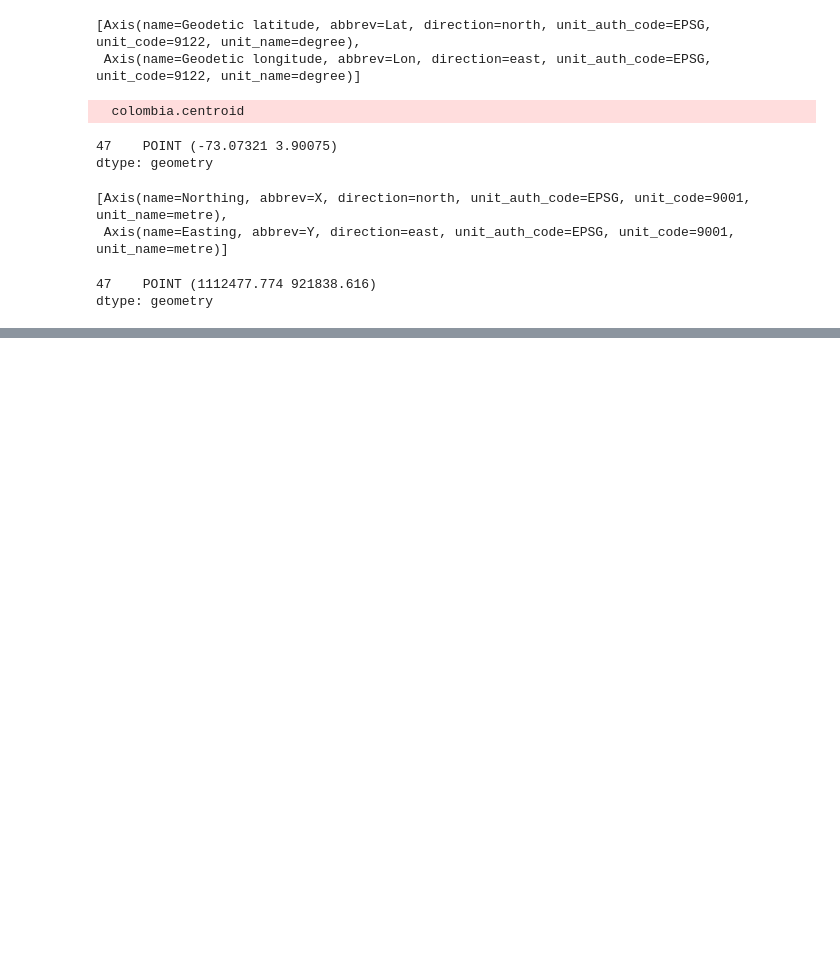
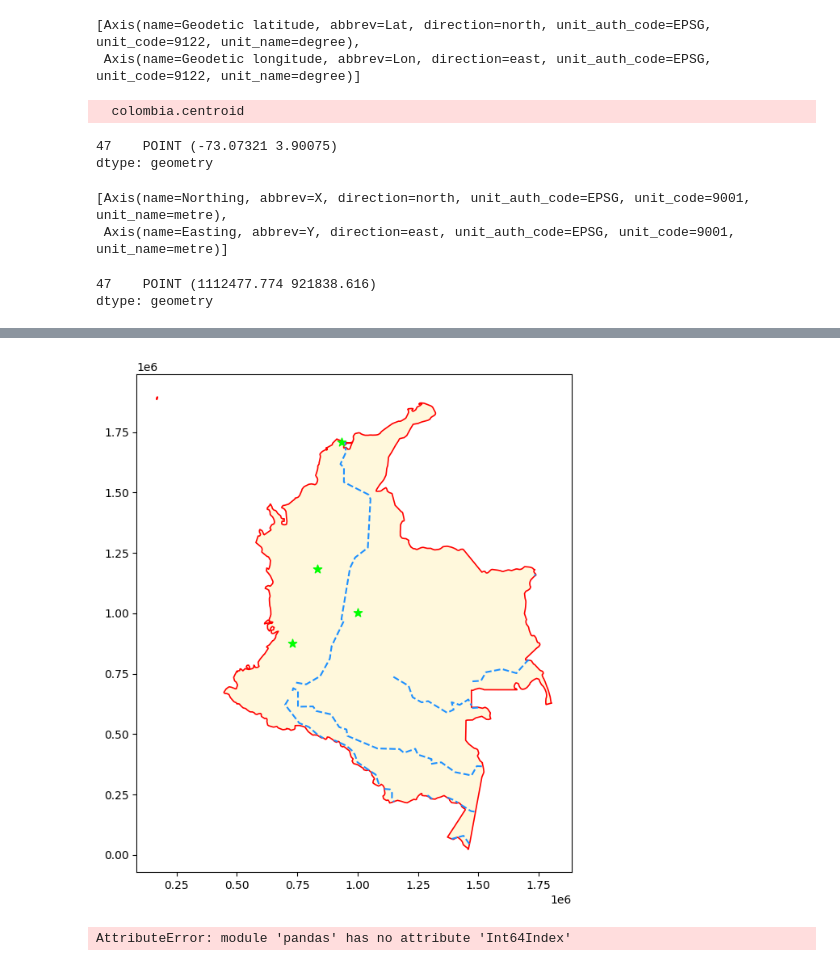
Before and after one commit to ZairaYacsavilca/simpleplot, a Jupyter notebook: Untitled.ipynb, the cells around one changed output, grey strips where cells are left out. Cells and saved outputs as stored; diff of their text form; code cells hidden in the pictures; blank space fills up the shorter version.

```diff
--- a/Untitled.ipynb
+++ b/Untitled.ipynb
@@ -192,0 +177,16 @@ AttributeError: module 'pandas' has no attribute 'Int64Index'
+# %%
+#Guardamos al mapa como imágen en la carpeta figures
+import matplotlib.pyplot as plt
+
+base = colombia_21897.plot(facecolor='cornsilk', edgecolor='red', linewidth=1.2,figsize=(10,8))
+map2=cities_21897.plot(marker='*', color='lime', markersize=60,ax=base)
+mapEnd=rivers_21897.plot(edgecolor='dodgerblue', linestyle='dashed', linewidth=1.5,ax=base)
+plt.savefig(os.path.join("figures",'mapColombia.jpg'))
+# %% [output]
+[figure, added]
+# %%
+countries.to_file(os.path.join("maps","worldMaps.gpkg"), layer='countries', driver="GPKG")
+cities.to_file(os.path.join("maps","worldMaps.gpkg"), layer='cities', driver="GPKG")
+rivers.to_file(os.path.join("maps","worldMaps.gpkg"), layer='rivers', driver="GPKG")
+# %% [output]
+AttributeError: module 'pandas' has no attribute 'Int64Index'
```
Also changed, not shown: parts of 24 cells of this notebook, 1 other file.
